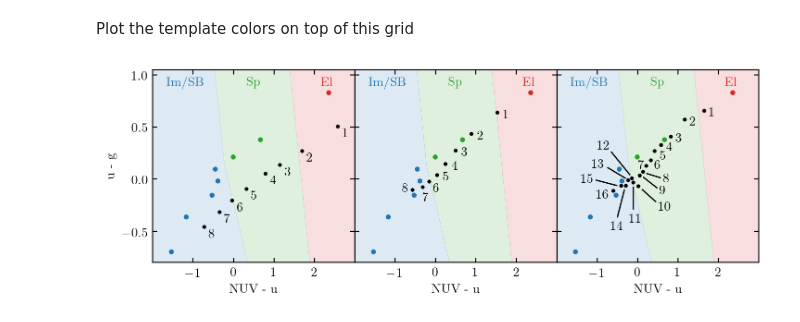
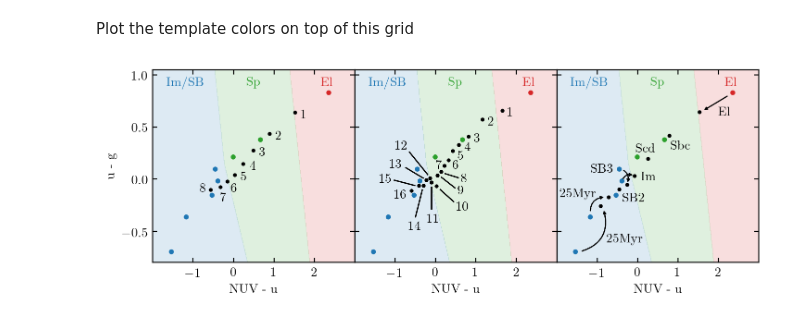
Before and after one commit to dirac-institute/photoz_template_learning, a Jupyter notebook: color_classify.ipynb, the cells around one changed output. Saved outputs shown, nothing was run; the diff lists cells and outputs as text; code cells hidden in the pictures.

Commit message:
Changed the color classification plot to include the trained CWWSB4 with arrows.

```diff
--- a/color_classify.ipynb
+++ b/color_classify.ipynb
@@ -29,17 +30,20 @@ for template in cwwsb4:
     xcolor0.append(2.5*np.log10(fluxes[1]/fluxes[0]))
     ycolor0.append(2.5*np.log10(fluxes[2]/fluxes[1]))
 
-N8_untrained = ['N8_'+str(i+1)+'_untrained.sed' for i in range(8)]
-xcolor8_untrained = []
-ycolor8_untrained = []
-for template in N8_untrained:
+cwwsb4_trained = ['El_trained.sed', 'Sbc_trained.sed',
+                  'Scd_trained.sed', 'Im_trained.sed',
+                  'SB3_trained.sed', 'SB2_trained.sed',
+                  '25Myr_trained.sed', '5Myr_trained.sed']
+xcolor0_trained = []
+ycolor0_trained = []
+for template in cwwsb4_trained:
     name = 'templates/'+template
     x,y = np.loadtxt(name,unpack=True)
     sed = Sed(x,y)
 
     fluxes = sed.fluxlist(bandpass_dict,['NUV','u','g'])
-    xcolor8_untrained.append(2.5*np.log10(fluxes[1]/fluxes[0]))
-    ycolor8_untrained.append(2.5*np.log10(fluxes[2]/fluxes[1]))
+    xcolor0_trained.append(2.5*np.log10(fluxes[1]/fluxes[0]))
+    ycolor0_trained.append(2.5*np.log10(fluxes[2]/fluxes[1]))
 
 N8 = ['N8_'+str(i+1)+'.sed' for i in range(8)]
 xcolor8 = []
@@ -109,21 +113,9 @@ for ax in [ax1,ax2,ax3]:
     ax.text(2.3,0.93,'El',c='C3',ha='center',va='center')
 
 
-# The 8 untrained template colors
+# The 8 trained template colors
 
 ax = ax1
-
-ax.scatter(xcolor8_untrained,ycolor8_untrained,c='k')
-
-for i,(x,y) in enumerate(zip(xcolor8_untrained,ycolor8_untrained)):
-    ax.annotate(i+1,(x+0.12,y-0.1))
-
-ax.set_ylabel('u - g')
-
-
-# The 8 trained template colors
-
-ax = ax2
 
 ax.scatter(xcolor8,ycolor8,c='k')
 
@@ -137,10 +129,11 @@ for i,(x,y) in enumerate(zip(xcolor8,ycolor8)):
     if i == 7:
         ax.annotate(i+1,(x-0.26,y-0.02))
 
+ax.set_ylabel('u - g')
 
 # The 16 template colors
 
-ax = ax3
+ax = ax2
 
 ax.scatter(xcolor16,ycolor16,c='k')
 
@@ -158,31 +151,66 @@ for i,(x,y) in enumerate(zip(xcolor16,ycolor16)):
         ax.plot([x+0.1,x+0.43],[y-0.02,y-0.06],c='k',lw=1)
     if i == 8:
         ax.annotate(i+1,(x+0.5,y-0.18))
         ax.plot([x+0.1,x+0.43],[y-0.02,y-0.12],c='k',lw=1)
     if i == 9:
         ax.annotate(i+1,(x+0.5,y-0.23))
         ax.plot([x+0.1,x+0.43],[y-0.035,y-0.15],c='k',lw=1)
     if i == 10:
         ax.annotate(i+1,(x-0.1,y-0.38))
         ax.plot([x,x],[y-0.045,y-0.25],c='k',lw=1)
     if i == 11:
         ax.annotate(i+1,(x-0.85,y+0.28))
         ax.plot([x-0.05,x-0.5],[y+0.035,y+0.25],c='k',lw=1)
     if i == 12:
         ax.annotate(i+1,(x-0.9,y+0.12))
         ax.plot([x-0.07,x-0.5],[y+0.02,y+0.12],c='k',lw=1)
     if i == 13:
         ax.annotate(i+1,(x-0.37,y-0.42))
         ax.plot([x-0.03,x-0.2],[y-0.04,y-0.3],c='k',lw=1)
     if i == 14:
         ax.annotate(i+1,(x-0.98,y+0.03))
         ax.plot([x-0.1,x-0.6],[y,y+0.05],c='k',lw=1)
     if i == 15:
         ax.annotate(i+1,(x-0.42,y-0.07))
 
+# The trained cwwsb4 template colors
+
+ax = ax3
+
+ax.scatter(xcolor0_trained,ycolor0_trained,c='k')
+
+style="Simple,tail_width=0.01,head_width=2,head_length=2"
+kw = dict(arrowstyle=style, color="k")
+arrows = []
+for i,(x,y) in enumerate(zip(xcolor0_trained,ycolor0_trained)):
+    if i == 0:
+        arrows.append(patches.FancyArrowPatch((xcolor0[i]-0.08,ycolor0[i]-0.02), (x+0.075,y+0.01),connectionstyle="arc3",lw=0.75,**kw))
+        ax.annotate('El',(x+0.45,y-0.03))
+    if i == 1:
+        ax.annotate('Sbc',(x+0.04,y-0.13))
+    if i == 2:
+        ax.annotate('Scd',(x-0.3,y+0.07))
+    if i == 3:
+        arrows.append(patches.FancyArrowPatch((xcolor0[i],ycolor0[i]), (x,y),connectionstyle="arc3,rad=-0.5",lw=0.75,**kw))
+        ax.annotate('Im',(x+0.15,y-0.04))
+    if i == 4:
+        arrows.append(patches.FancyArrowPatch((xcolor0[i]+0.05,ycolor0[i]), (x,y+0.005),connectionstyle="arc3,rad=-0.5",lw=0.75,**kw))
+        ax.annotate('SB3',(xcolor0[i]-0.7,ycolor0[i]-0.03))
+    if i == 5:
+        ax.annotate('SB2',(xcolor0[i]+0.15,ycolor0[i]-0.06))
+    if i == 6:
+        arrows.append(patches.FancyArrowPatch((xcolor0[i],ycolor0[i]+0.035), (x-0.07,y),connectionstyle="arc3,rad=-0.5",lw=0.75,**kw))
+        ax.annotate('25Myr',(x-1.2,y))
+    if i == 7:
+        arrows.append(patches.FancyArrowPatch((xcolor0[i]+0.1,ycolor0[i]), (x+0.07,y-0.03),connectionstyle="arc3,rad=.5",lw=0.75,**kw))
+        ax.annotate('25Myr',(x+0.15,y-0.35))
+
+for arrow in arrows:
+    plt.gca().add_patch(arrow)
+
 fig.tight_layout(pad=0.2, h_pad=0, w_pad=0)
 fig.savefig('plots/color_classify.pdf')
 
 plt.show()
 # %% [output]
-[figure, old version]
+[figure, new version]
```
Also changed, not shown: parts of 1 cell of this notebook, 1 other file.
